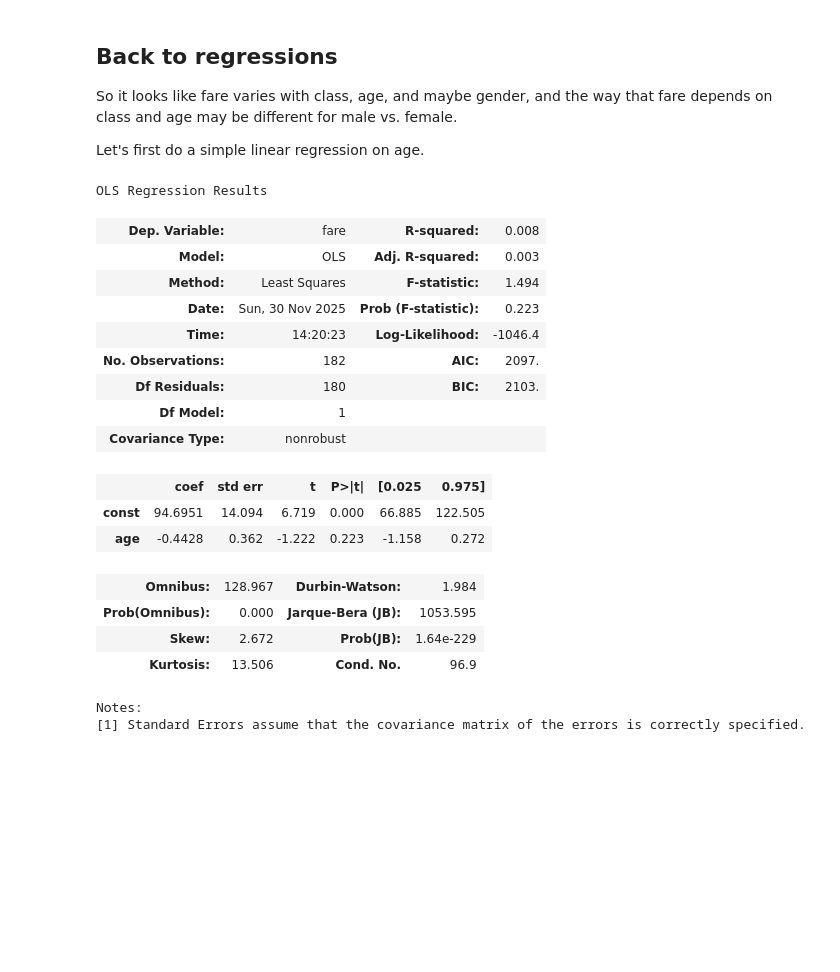
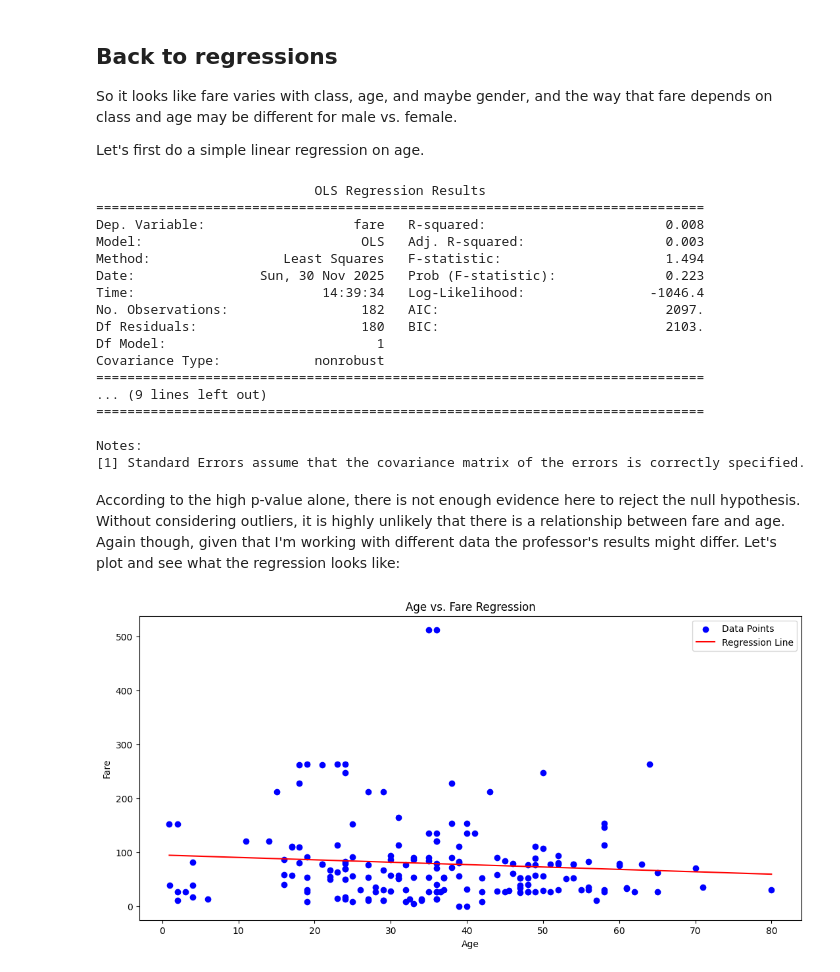
Before and after one commit to crdcamp/lin-reg-application, a Jupyter notebook: references/3_lin_reg_conf_intervals_se.ipynb, the cells around one changed output. Cells and saved outputs as stored; diff of their text form; code cells hidden in the pictures; blank space fills up the shorter version.

Commit message:
Age vs fare regression plot

```diff
--- a/references/3_lin_reg_conf_intervals_se.ipynb
+++ b/references/3_lin_reg_conf_intervals_se.ipynb
@@ -284,24 +284,38 @@ model1 = sm.OLS(
     sm.add_constant(titanic["age"])
 ).fit()
 
-model1.summary()
+print(model1.summary())
 # %% [output]
-OLS Regression Results
+                            OLS Regression Results
+==============================================================================
+Dep. Variable:                   fare   R-squared:                       0.008
+Model:                            OLS   Adj. R-squared:                  0.003
+Method:                 Least Squares   F-statistic:                     1.494
+Date:                Sun, 30 Nov 2025   Prob (F-statistic):              0.223
+Time:                        14:39:34   Log-Likelihood:                -1046.4
+No. Observations:                 182   AIC:                             2097.
+Df Residuals:                     180   BIC:                             2103.
+Df Model:                           1
+Covariance Type:            nonrobust
+==============================================================================
+... (9 lines left out)
+==============================================================================
+
+Notes:
+[1] Standard Errors assume that the covariance matrix of the errors is correctly specified.
-| Dep. Variable: | fare | R-squared: | 0.008 |
-| Model: | OLS | Adj. R-squared: | 0.003 |
-| Method: | Least Squares | F-statistic: | 1.494 |
-| Date: | Sun, 30 Nov 2025 | Prob (F-statistic): | 0.223 |
-| Time: | 14:20:23 | Log-Likelihood: | -1046.4 |
-| No. Observations: | 182 | AIC: | 2097. |
-| Df Residuals: | 180 | BIC: | 2103. |
-| Df Model: | 1 |  |  |
-| Covariance Type: | nonrobust |  |  |
-|  | coef | std err | t | P>|t| | [0.025 | 0.975] |
-| const | 94.6951 | 14.094 | 6.719 | 0.000 | 66.885 | 122.505 |
-| age | -0.4428 | 0.362 | -1.222 | 0.223 | -1.158 | 0.272 |
-| Omnibus: | 128.967 | Durbin-Watson: | 1.984 |
-| Prob(Omnibus): | 0.000 | Jarque-Bera (JB): | 1053.595 |
-| Skew: | 2.672 | Prob(JB): | 1.64e-229 |
-| Kurtosis: | 13.506 | Cond. No. | 96.9 |
-Notes:
-[1] Standard Errors assume that the covariance matrix of the errors is correctly specified.
+# %% [markdown]
+According to the high p-value alone, there is not enough evidence here to reject the null hypothesis. Without considering outliers, it is highly unlikely that there is a relationship between fare and age. Again though, given that I'm working with different data the professor's results might differ. Let's plot and see what the regression looks like:
+# %%
+plt.scatter(titanic["age"], titanic["fare"], color="blue", label="Data Points")
+
+x_range = np.linspace(titanic["age"].min(), titanic["age"].max(), 100)
+y_pred = model1.params[0] + model1.params[1] * x_range
+
+plt.plot(x_range, y_pred, color="red", label="Regression Line")
+plt.xlabel("Age")
+plt.ylabel("Fare")
+plt.title("Age vs. Fare Regression")
+plt.legend()
+plt.show();
+# %% [output]
+[figure, added]
```
Also changed, not shown: parts of 1 cell of this notebook.
